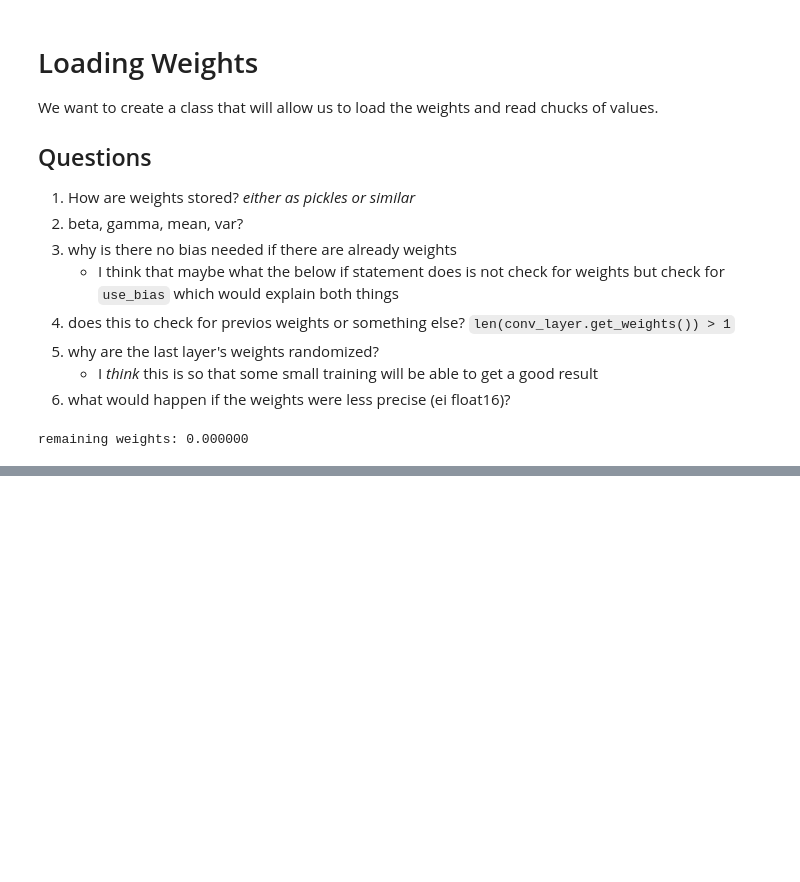
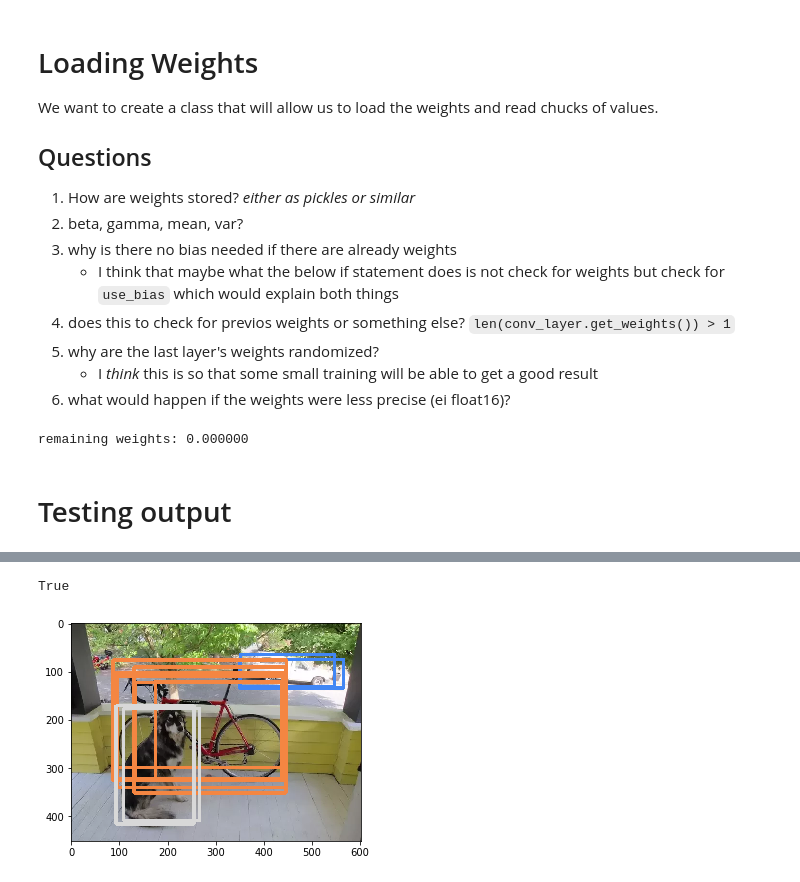
Before and after one commit to zoecarver/yolo, a Jupyter notebook: main.ipynb, the cells around one changed output, grey strips where cells are left out. Cells and saved outputs as stored; diff of their text form; code cells hidden in the pictures; blank space fills up the shorter version.

```diff
--- a/main.ipynb
+++ b/main.ipynb
@@ -157,7 +157,7 @@ for index, block in enumerate(blocks[1:]):
 
         x = Model(model_input, x, name='yolo')
         x.summary()
-        print(conv_count)
+        plot_model(x, to_file='yolo_model.png')
 
         x = x(model_input)
         output = Reshape((GRID_H, GRID_W, BOX, 4 + 1 + CLASS))(x)
@@ -307,14 +306,12 @@ def format_prediction(prediction):
 colors = [ # yeah I spent a lot of time picking colors :P
     (244, 134, 66),
     (66, 134, 244),
-    (51, 87, 255),
-    (218, 247, 166),
     (216, 216, 216),
     (0, 105, 211),
     (0, 28, 55),
-    (244, 134, 66),
-] * CLASS
-shuffle(colors)
+    (51, 87, 255),
+    (218, 247, 166),
+] * (CLASS // 2)
 
 def draw_boxes(image, boxes):
     height, width = image.shape[:2]
@@ -449,3 +425,23 @@ for index in range(conv_count + 1):
 print('remaining weights: %f' % (len(weight_reader.read()) / 4))
 # %% [output]
 remaining weights: 0.000000
+# %% [markdown]
+# Testing output
+# %%
+img = cv2.imread("dog-cycle-car.png")
+img_input = cv2.resize(img, (416, 416)) # resize to the input dimension
+img_input = img_input / 255
+img_input = img_input[..., ::-1]
+img_input = np.array([img_input])
+
+dummy_array = np.zeros((1, 1, 1, 1, TRUE_BOX_BUFFER, 4))
+
+start = time()
+test_prediction = model.predict([img_input, dummy_array])
+print('took %f seconds' % (time() - start))
+
+boxes = format_prediction(test_prediction[0])
+img = draw_boxes(img, boxes)
+plt.imshow(img[..., ::-1])
+cv2.imwrite('doc/example.png',img)
+# %% [output]
@@ -451,0 +449,2 @@ remaining weights: 0.000000
+True
+[figure, added]
```
Also changed, not shown: parts of 5 cells of this notebook, 12 other files.
